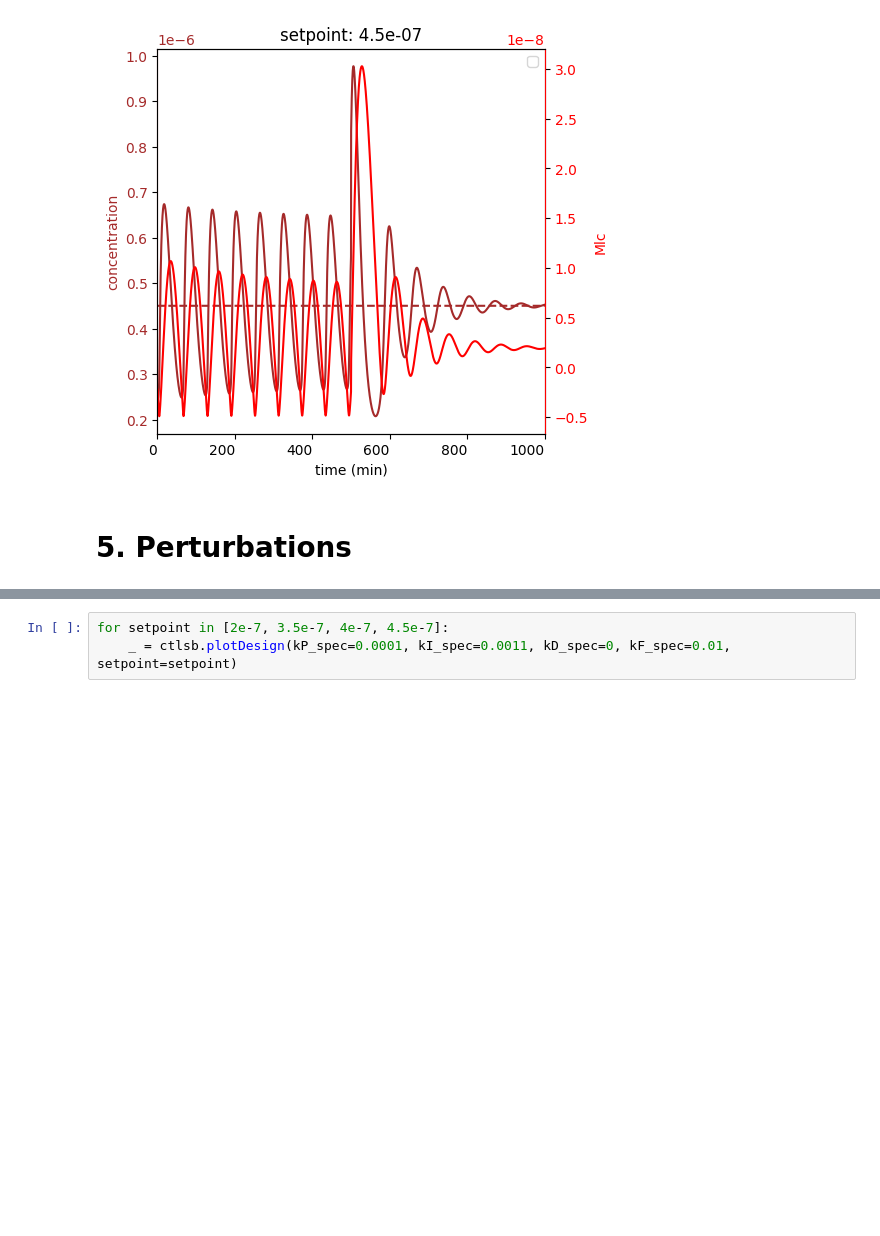
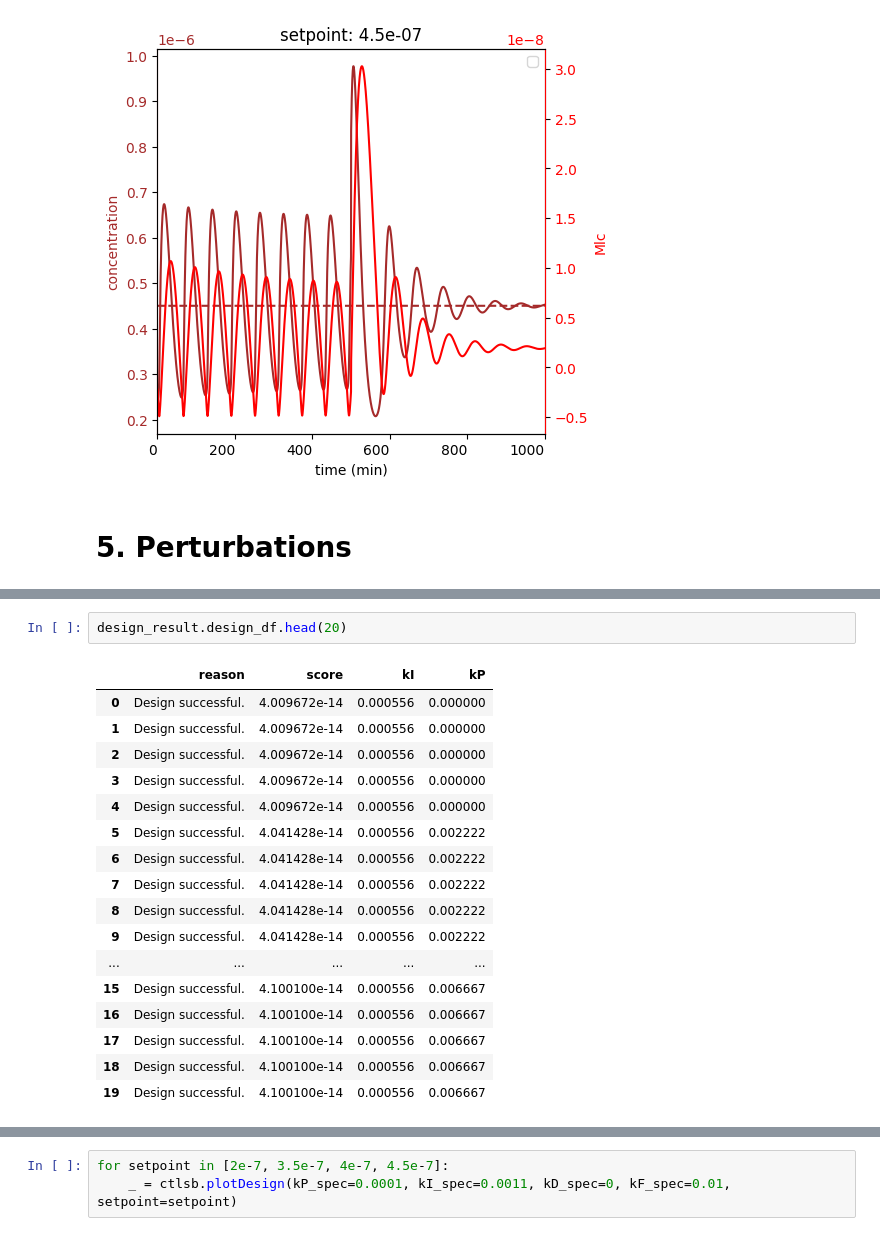
Before and after one commit to ModelEngineering/controlSBML, a Jupyter notebook: examples/Controlling-Glucose-Metabolis-in-Yeast.ipynb, the cells around one changed output, grey strips where cells are left out. Cells and saved outputs as stored; diff of their text form; blank space fills up the shorter version.

```diff
--- a/examples/Controlling-Glucose-Metabolis-in-Yeast.ipynb
+++ b/examples/Controlling-Glucose-Metabolis-in-Yeast.ipynb
@@ -400,3 +277,23 @@ CVODE Error: CV_CONV_FAILURE: Convergence test failures occurred too many times
+# %%
+design_result.design_df.head(20)
+# %% [output]
+|  | reason | score | kI | kP |
+| 0 | Design successful. | 4.009672e-14 | 0.000556 | 0.000000 |
+| 1 | Design successful. | 4.009672e-14 | 0.000556 | 0.000000 |
+| 2 | Design successful. | 4.009672e-14 | 0.000556 | 0.000000 |
+| 3 | Design successful. | 4.009672e-14 | 0.000556 | 0.000000 |
+| 4 | Design successful. | 4.009672e-14 | 0.000556 | 0.000000 |
+| 5 | Design successful. | 4.041428e-14 | 0.000556 | 0.002222 |
+| 6 | Design successful. | 4.041428e-14 | 0.000556 | 0.002222 |
+| 7 | Design successful. | 4.041428e-14 | 0.000556 | 0.002222 |
+| 8 | Design successful. | 4.041428e-14 | 0.000556 | 0.002222 |
+| 9 | Design successful. | 4.041428e-14 | 0.000556 | 0.002222 |
+| ... | ... | ... | ... | ... |
+| 15 | Design successful. | 4.100100e-14 | 0.000556 | 0.006667 |
+| 16 | Design successful. | 4.100100e-14 | 0.000556 | 0.006667 |
+| 17 | Design successful. | 4.100100e-14 | 0.000556 | 0.006667 |
+| 18 | Design successful. | 4.100100e-14 | 0.000556 | 0.006667 |
+| 19 | Design successful. | 4.100100e-14 | 0.000556 | 0.006667 |
 # %%
 ctlsb.plotDesignResults(design_result, num_category=7, num_top=15)
 # %% [output]
```
Also changed, not shown: parts of 5 cells of this notebook, 1 other file.
